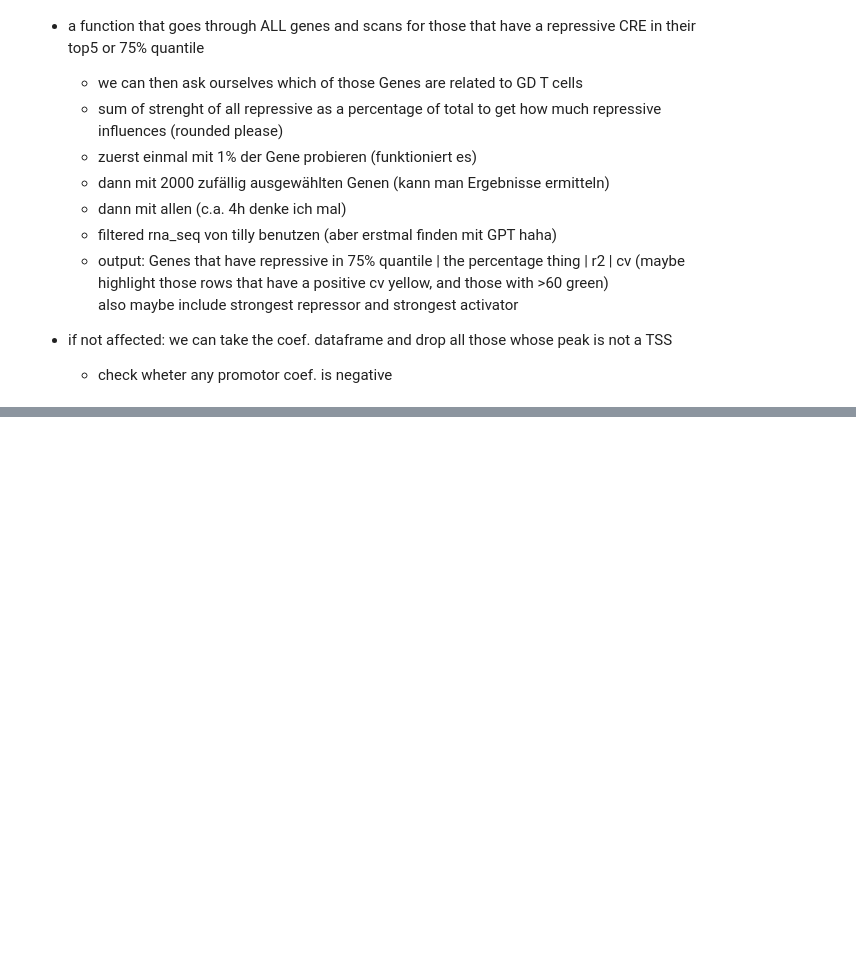
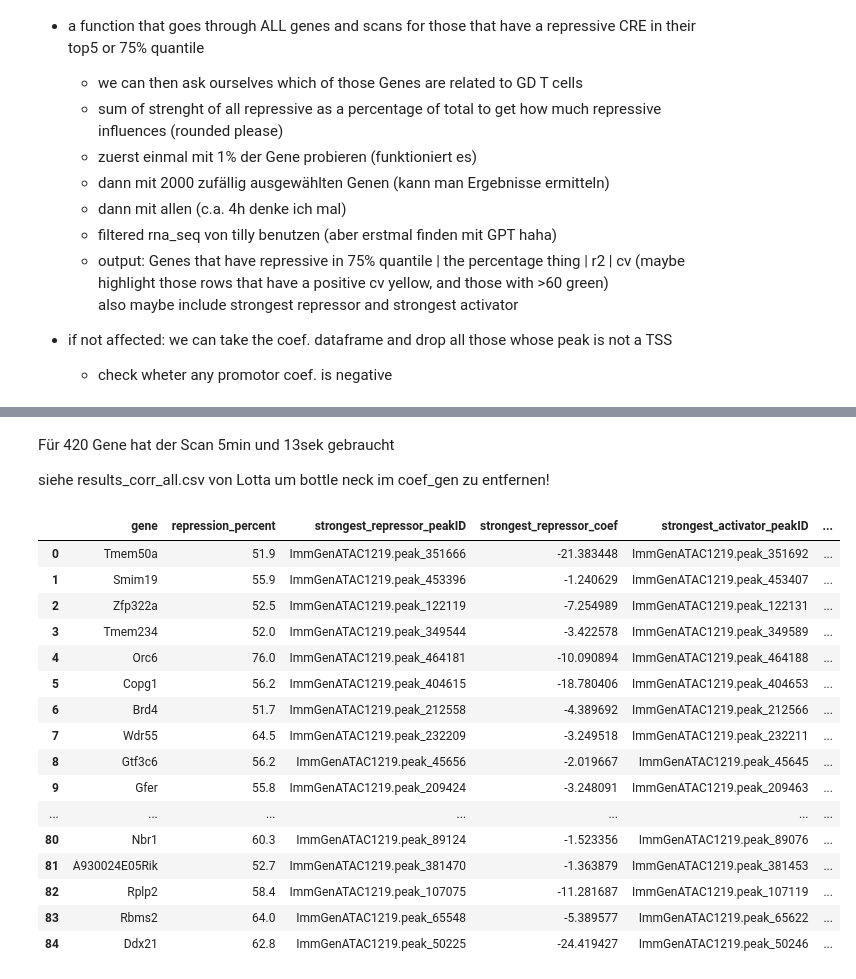
Before and after one commit to datascience-mobi-2026/topic04_team03, a Jupyter notebook: jupyter_peter_v1.2.ipynb, the cells around one changed output, grey strips where cells are left out. Cells and saved outputs as stored; diff of their text form; code cells hidden in the pictures; blank space fills up the shorter version.

Commit message:
Part2.4. - Finding Genes that are regulated through repressive CREs

```diff
--- a/jupyter_peter_v1.2.ipynb
+++ b/jupyter_peter_v1.2.ipynb
@@ -736,11 +736,11 @@ r2_Il17f
 ### 2.4.3: Funktion für relevante Gene
 # %%
 for gen_name in ["Il17f", "Rorc", "Sox13", "Gzma", "Eomes", "Actb"]:
-    r2, cv= r2_gen(gen_name, plot=False, plot_residues=False)
+    r2, cv, ridge= r2_gen(gen_name, plot=False, plot_residues=False)
     print(f"{gen_name}_all: R²={r2:.3f}, CV={cv:.3f}")
 
 for gen_name in ["Il17f", "Rorc", "Sox13", "Gzma", "Eomes", "Actb"]:
-    r2, cv= r2_gen_gd(gen_name, plot=False, plot_residues=False)
+    r2, cv, ridge= r2_gen_gd(gen_name, plot=False, plot_residues=False)
     print(f"{gen_name}_gd: R²={r2:.3f}, CV={cv:.3f}")
 # %% [output]
 Il17f_all: R²=0.046, CV=-4.202
@@ -767,9 +767,9 @@ To-Do: Is there a way to present the findings nicely?
 #Coefficient Dataframe
 
 def coef_gen(gen_name):
-    r2, cv, ridge = r2_gen(gen_name, plot=False, plot_residues=False)
+    r2, cv, ridge = r2_gen_TSS(gen_name, plot=False, plot_residues=False) #Falls Error: Anpassen welche Ridge Funktion benutzt wird!
 
-    ATAC_seq_Gene = ATACseq_reg[ATACseq_reg["genes.within.100Kb"].fillna("").str.contains(rf"\b{gen_name}\b")]
+    ATAC_seq_Gene = ATACseq_reg_TSS[ATACseq_reg_TSS["genes.within.100Kb"].fillna("").str.contains(rf"\b{gen_name}\b")]
     peak_ids = ATAC_seq_Gene["ImmGenATAC1219.peakID"].values
 
     coef_df = pd.DataFrame({"peakID": peak_ids, "coefficient": ridge.coef_})
@@ -789,8 +789,8 @@ def coef_gen(gen_name):
     #inaktiv# Hilfsspalte wieder entfernen
     ##coef_df = coef_df.drop(columns="sign_order")
 
-    return coef_df
+    return coef_df, r2, cv
 
-coef_Gzma = coef_gen("Gzma")
+coef_Gzma, r2, cv = coef_gen("Gzma")
 coef_Gzma["abs_coefficient"].describe()
 # %% [output]
@@ -819,5 +819,12 @@ vergleich = pd.concat(
     keys=["Rorc", "Gzma", "Eomes"]
 )
 
-vergleich
+repression_percent = (coef_Rorc.loc[coef_Rorc["coefficient"] < 0,"abs_coefficient"].sum()
+                                  /coef_Rorc["abs_coefficient"].sum()) * 100
+
+print(repression_percent)
+
+topk_has_repressor = (coef_Rorc.sort_values("abs_coefficient", ascending=False).head(10)["coefficient"] < 0).any()
+
+print(topk_has_repressor)
 # %% [output]
@@ -860,0 +923,11 @@ vergleich
+# %%
+#verschiedene RNA_seq Datensätze für den Scan
+RNA_seq_housekeeper = RNA_seq[(RNA_seq["Unnamed: 0"] == "Eomes") | (RNA_seq["Unnamed: 0"] == "Gzma") | (RNA_seq["Unnamed: 0"] == "Rorc")]
+
+numeric_cols = RNA_seq.select_dtypes(include=[np.number]).columns
+noise_frac = (RNA_seq[numeric_cols] < 1.5).sum(axis=1) / len(numeric_cols)
+genes_keep = noise_frac[noise_frac < 0.7].index
+
+RNA_seq_filtered = RNA_seq[noise_frac < 0.7]
+
+RNA_seq_random20 = RNA_seq_filtered.sample(n=420, random_state=0)
@@ -860,0 +1010,27 @@ vergleich
+# %% [markdown]
+Für 420 Gene hat der Scan 5min und 13sek gebraucht
+
+siehe results_corr_all.csv von Lotta um bottle neck im coef_gen zu entfernen!
+# %%
+givamialista.to_csv("data/Peter_CanBeDeleted_RNA_seq_random20.csv",index=False)
+
+pd.set_option('display.max_rows', None)
+display(givamialista)
+# %% [output]
+|  | gene | repression_percent | strongest_repressor_peakID | strongest_repressor_coef | strongest_activator_peakID | ... |
+| 0 | Tmem50a | 51.9 | ImmGenATAC1219.peak_351666 | -21.383448 | ImmGenATAC1219.peak_351692 | ... |
+| 1 | Smim19 | 55.9 | ImmGenATAC1219.peak_453396 | -1.240629 | ImmGenATAC1219.peak_453407 | ... |
+| 2 | Zfp322a | 52.5 | ImmGenATAC1219.peak_122119 | -7.254989 | ImmGenATAC1219.peak_122131 | ... |
+| 3 | Tmem234 | 52.0 | ImmGenATAC1219.peak_349544 | -3.422578 | ImmGenATAC1219.peak_349589 | ... |
+| 4 | Orc6 | 76.0 | ImmGenATAC1219.peak_464181 | -10.090894 | ImmGenATAC1219.peak_464188 | ... |
+| 5 | Copg1 | 56.2 | ImmGenATAC1219.peak_404615 | -18.780406 | ImmGenATAC1219.peak_404653 | ... |
+| 6 | Brd4 | 51.7 | ImmGenATAC1219.peak_212558 | -4.389692 | ImmGenATAC1219.peak_212566 | ... |
+| 7 | Wdr55 | 64.5 | ImmGenATAC1219.peak_232209 | -3.249518 | ImmGenATAC1219.peak_232211 | ... |
+| 8 | Gtf3c6 | 56.2 | ImmGenATAC1219.peak_45656 | -2.019667 | ImmGenATAC1219.peak_45645 | ... |
+| 9 | Gfer | 55.8 | ImmGenATAC1219.peak_209424 | -3.248091 | ImmGenATAC1219.peak_209463 | ... |
+| ... | ... | ... | ... | ... | ... | ... |
+| 80 | Nbr1 | 60.3 | ImmGenATAC1219.peak_89124 | -1.523356 | ImmGenATAC1219.peak_89076 | ... |
+| 81 | A930024E05Rik | 52.7 | ImmGenATAC1219.peak_381470 | -1.363879 | ImmGenATAC1219.peak_381453 | ... |
+| 82 | Rplp2 | 58.4 | ImmGenATAC1219.peak_107075 | -11.281687 | ImmGenATAC1219.peak_107119 | ... |
+| 83 | Rbms2 | 64.0 | ImmGenATAC1219.peak_65548 | -5.389577 | ImmGenATAC1219.peak_65622 | ... |
+| 84 | Ddx21 | 62.8 | ImmGenATAC1219.peak_50225 | -24.419427 | ImmGenATAC1219.peak_50246 | ... |
```
Also changed, not shown: parts of 6 cells of this notebook.
